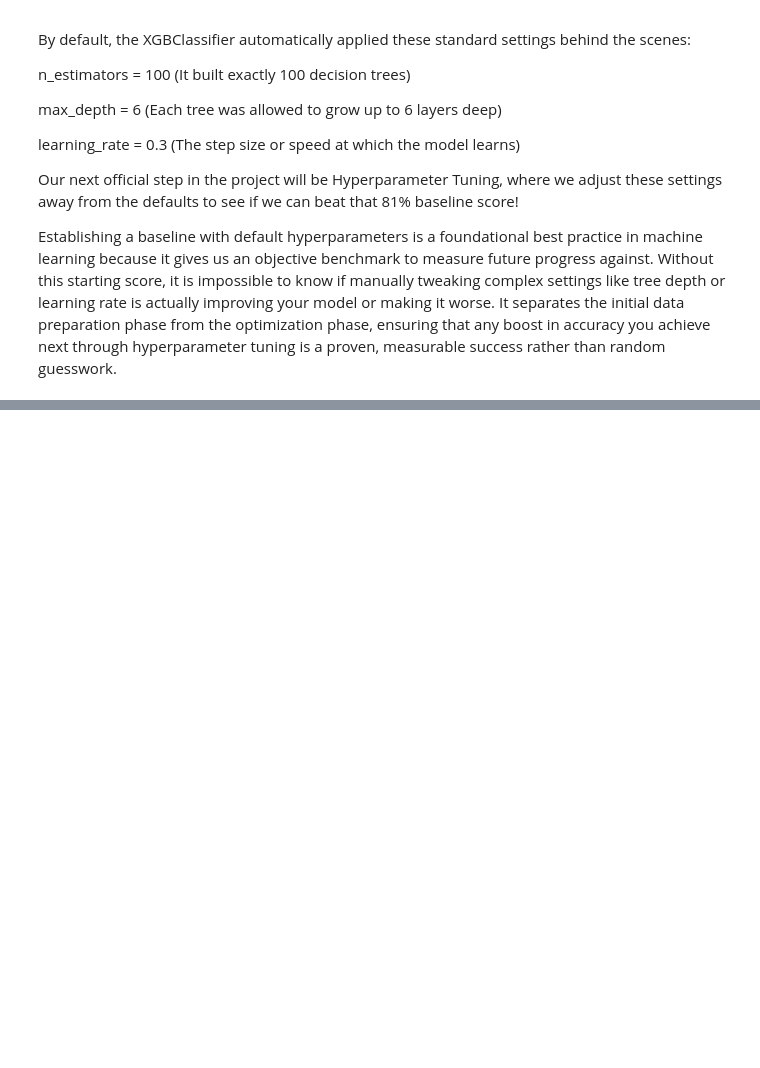
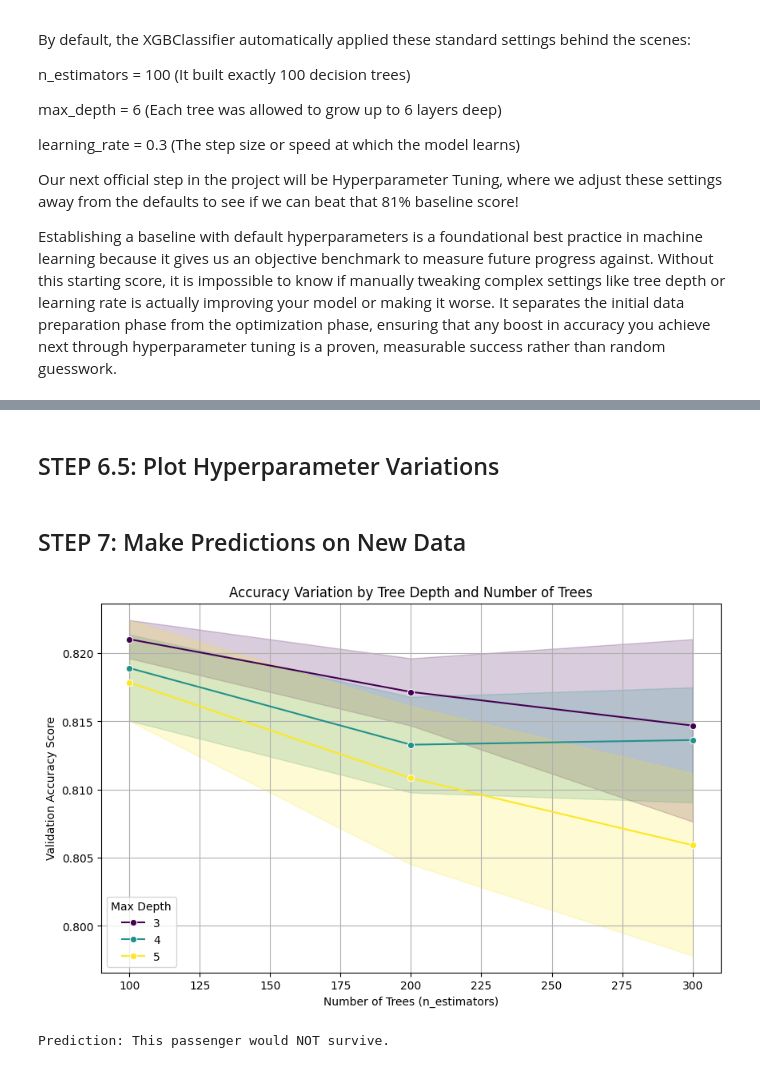
Before and after one commit to abhisakh/XGBOOST_Machine_Leraning_Predictor_Titanic, a Jupyter notebook: Titanic_XGBoost_Predictor.ipynb, the cells around one changed output, grey strips where cells are left out. Drawn from its saved outputs; the diff is of its cells as text; code cells hidden in the pictures; blank space fills up the shorter version.

```diff
--- a/Titanic_XGBoost_Predictor.ipynb
+++ b/Titanic_XGBoost_Predictor.ipynb
@@ -196,0 +307,55 @@ Establishing a baseline with default hyperparameters is a foundational best prac
+# %% [markdown]
+## STEP 6.5: Plot Hyperparameter Variations
+# %% [markdown]
+## STEP 7: Make Predictions on New Data
+# %%
+import pandas as pd
+import matplotlib.pyplot as plt
+import seaborn as sns
+
+# 1. Extract the detailed results from our grid search into a DataFrame
+results = pd.DataFrame(grid_search_fixed.cv_results_)
+
+# 2. Plot how Max Depth and Number of Trees affect performance
+plt.figure(figsize=(10, 6))
+sns.lineplot(
+    data=results,
+    x='param_n_estimators',
+    y='mean_test_score',
+    hue='param_max_depth',
+    marker='o',
+    palette='viridis'
+)
+
+plt.title('Accuracy Variation by Tree Depth and Number of Trees')
+plt.xlabel('Number of Trees (n_estimators)')
+plt.ylabel('Validation Accuracy Score')
+plt.grid(True)
+plt.legend(title='Max Depth')
+plt.show()
+# %% [output]
+[figure, added]
+# %%
+import pandas as pd
+
+# Create a brand new passenger (e.g., 3rd Class, Male, 22 years old, traveling alone, paid low fare)
+new_passenger = pd.DataFrame([{
+    'Pclass': 3,
+    'Sex': 0,        # 0 = Male
+    'Age': 22.0,
+    'SibSp': 0,
+    'Parch': 0,
+    'Fare': 7.25,
+    'Embarked': 2    # 2 = Southampton
+}])
+
+# Use your final optimized model to predict
+final_model = grid_search_fixed.best_estimator_
+prediction = final_model.predict(new_passenger)
+
+if prediction[0] == 1:
+    print("Prediction: This passenger would SURVIVE.")
+else:
+    print("Prediction: This passenger would NOT survive.")
+# %% [output]
+Prediction: This passenger would NOT survive.
```
Also changed, not shown: parts of 6 cells of this notebook.
